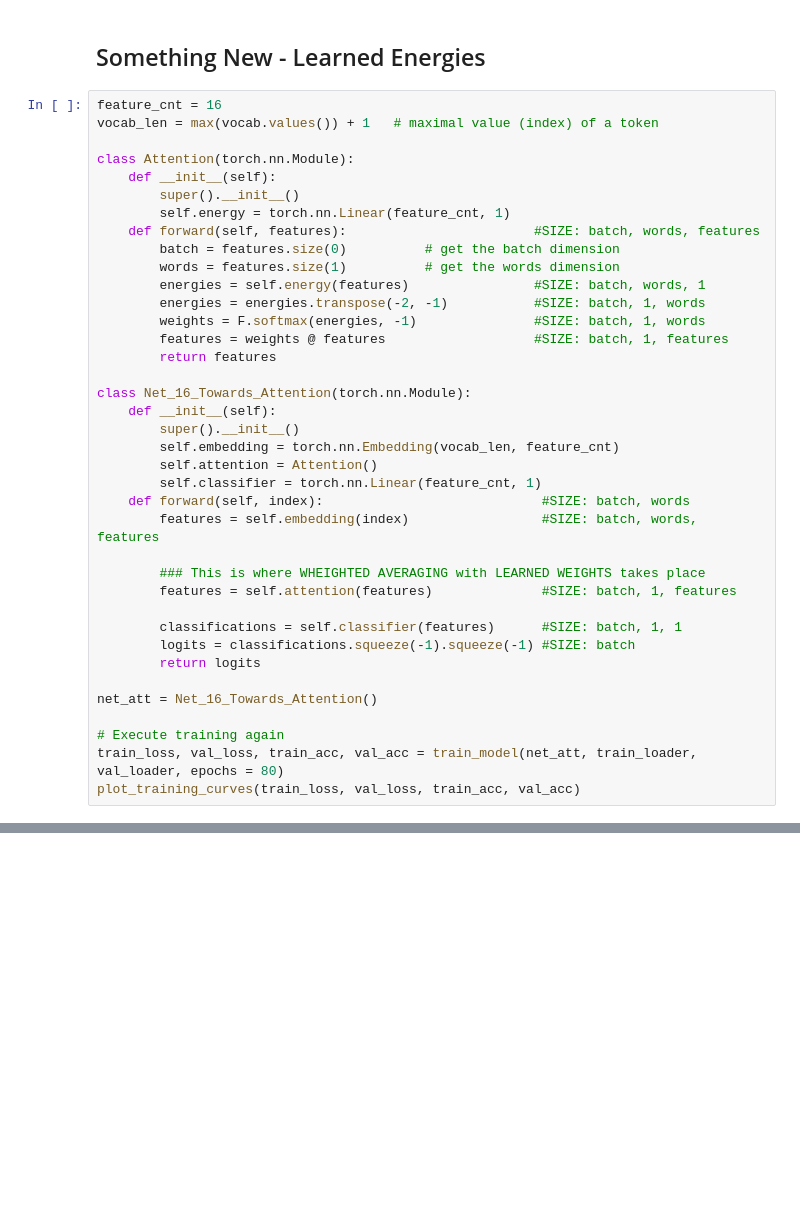
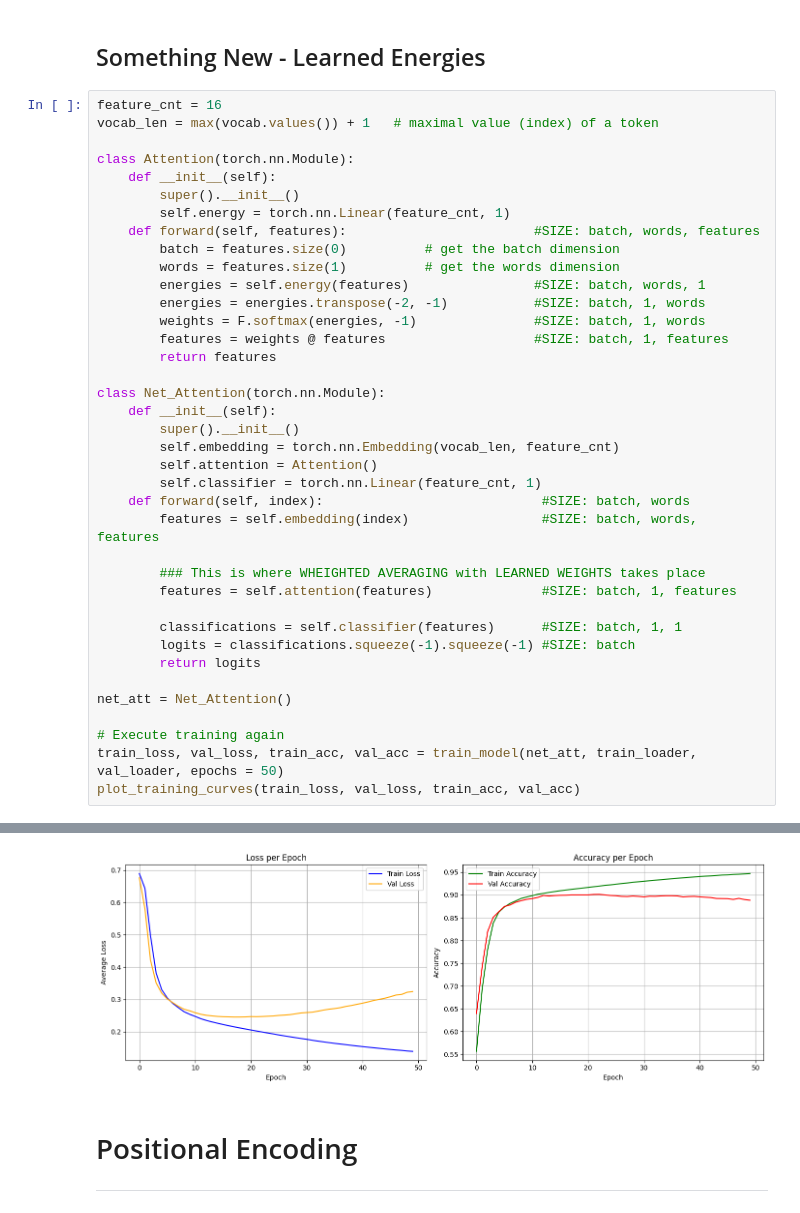
Before and after one commit to roguxivlo/Machine-Learning-2024, a Jupyter notebook: Lab12_nlp-introduction.ipynb, the cells around one changed output, grey strips where cells are left out. Saved outputs shown, nothing was run; the diff lists cells and outputs as text; blank space fills up the shorter version.

```diff
--- a/Lab12_nlp-introduction.ipynb
+++ b/Lab12_nlp-introduction.ipynb
@@ -726,7 +830,7 @@ class Attention(torch.nn.Module):
         features = weights @ features                   #SIZE: batch, 1, features
         return features
 
-class Net_16_Towards_Attention(torch.nn.Module):
+class Net_Attention(torch.nn.Module):
     def __init__(self):
         super().__init__()
         self.embedding = torch.nn.Embedding(vocab_len, feature_cnt)
@@ -742,10 +846,10 @@ class Net_16_Towards_Attention(torch.nn.Module):
         logits = classifications.squeeze(-1).squeeze(-1) #SIZE: batch
         return logits
 
-net_att = Net_16_Towards_Attention()
+net_att = Net_Attention()
 
 # Execute training again
-train_loss, val_loss, train_acc, val_acc = train_model(net_att, train_loader, val_loader, epochs = 80)
+train_loss, val_loss, train_acc, val_acc = train_model(net_att, train_loader, val_loader, epochs = 50)
 plot_training_curves(train_loss, val_loss, train_acc, val_acc)
 # %% [output]
 Working on cpu
@@ -756,0 +862,4 @@ Epoch 040 | Train Loss: 0.1865, Acc: 0.9277 | Val Loss: 0.2768, Acc: 0.8876
+[figure, added]
+# %% [markdown]
+# Positional Encoding
+-----------------------
```
Also changed, not shown: parts of 27 cells of this notebook.
